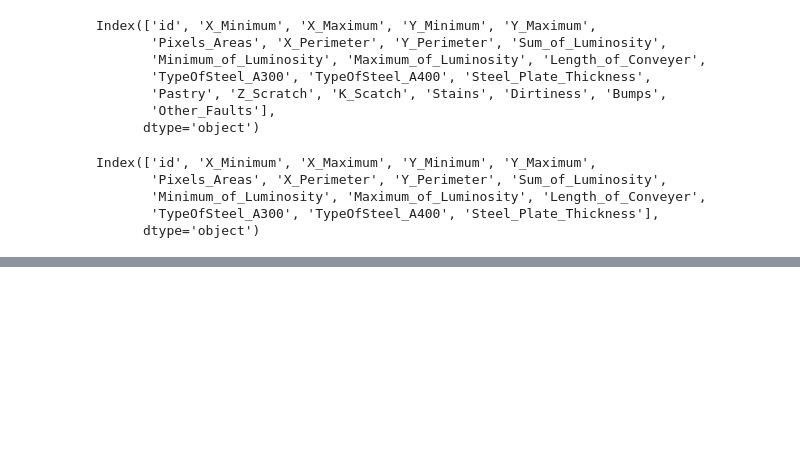
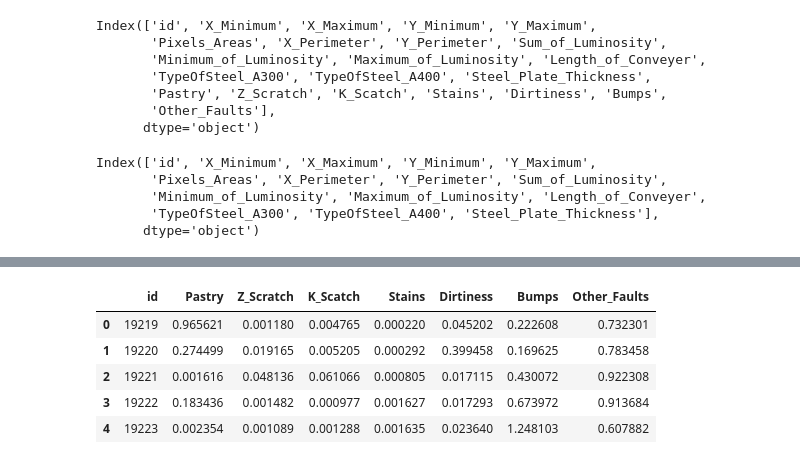
Before and after one commit to hasnain1669/dsa_python_6month_course, a Jupyter notebook: steel_defect_project/steel_defects_v2.ipynb, the cells around one changed output, grey strips where cells are left out. Drawn from its saved outputs; the diff is of its cells as text; code cells hidden in the pictures; blank space fills up the shorter version.

Commit message:
steel defects final version

```diff
--- a/steel_defect_project/steel_defects_v2.ipynb
+++ b/steel_defect_project/steel_defects_v2.ipynb
@@ -290,0 +303,17 @@ plt.show()
+# %%
+#Let's Create a single target variable
+# Target Columns
+target_col = ['Pastry', 'Z_Scratch', 'K_Scatch', 'Stains', 'Dirtiness', 'Bumps', 'Other_Faults']
+# Function
+def combine_target_variables(row):
+    defect = None
+    for col in target_col:
+        if row[col] == 1:
+            defect = col
+            break
+    if defect:
+        return defect
+    else:
+        return 'No Defect'
+
+train['Target'] = train.apply(combine_target_variables, axis=1)
@@ -290,0 +330,10 @@ plt.show()
+# %%
+train.drop(columns=['Target'], inplace=True)
+# %%
+target_column = ['Pastry', 'Z_Scratch', 'K_Scatch', 'Stains', 'Dirtiness', 'Bumps', 'Other_Faults']
+# %%
+X = train.drop(target_column, axis=1)
+y = train[target_column]
+
+# Train Test Split
+X_train , X_test, y_train, y_test = train_test_split(X, y, test_size=0.1, random_state=42)
@@ -290,0 +421,9 @@ plt.show()
+# %%
+submission.head()
+# %% [output]
+|  | id | Pastry | Z_Scratch | K_Scatch | Stains | Dirtiness | Bumps | Other_Faults |
+| 0 | 19219 | 0.965621 | 0.001180 | 0.004765 | 0.000220 | 0.045202 | 0.222608 | 0.732301 |
+| 1 | 19220 | 0.274499 | 0.019165 | 0.005205 | 0.000292 | 0.399458 | 0.169625 | 0.783458 |
+| 2 | 19221 | 0.001616 | 0.048136 | 0.061066 | 0.000805 | 0.017115 | 0.430072 | 0.922308 |
+| 3 | 19222 | 0.183436 | 0.001482 | 0.000977 | 0.001627 | 0.017293 | 0.673972 | 0.913684 |
+| 4 | 19223 | 0.002354 | 0.001089 | 0.001288 | 0.001635 | 0.023640 | 1.248103 | 0.607882 |
```
Also changed, not shown: parts of 13 cells of this notebook, 1 other file.
